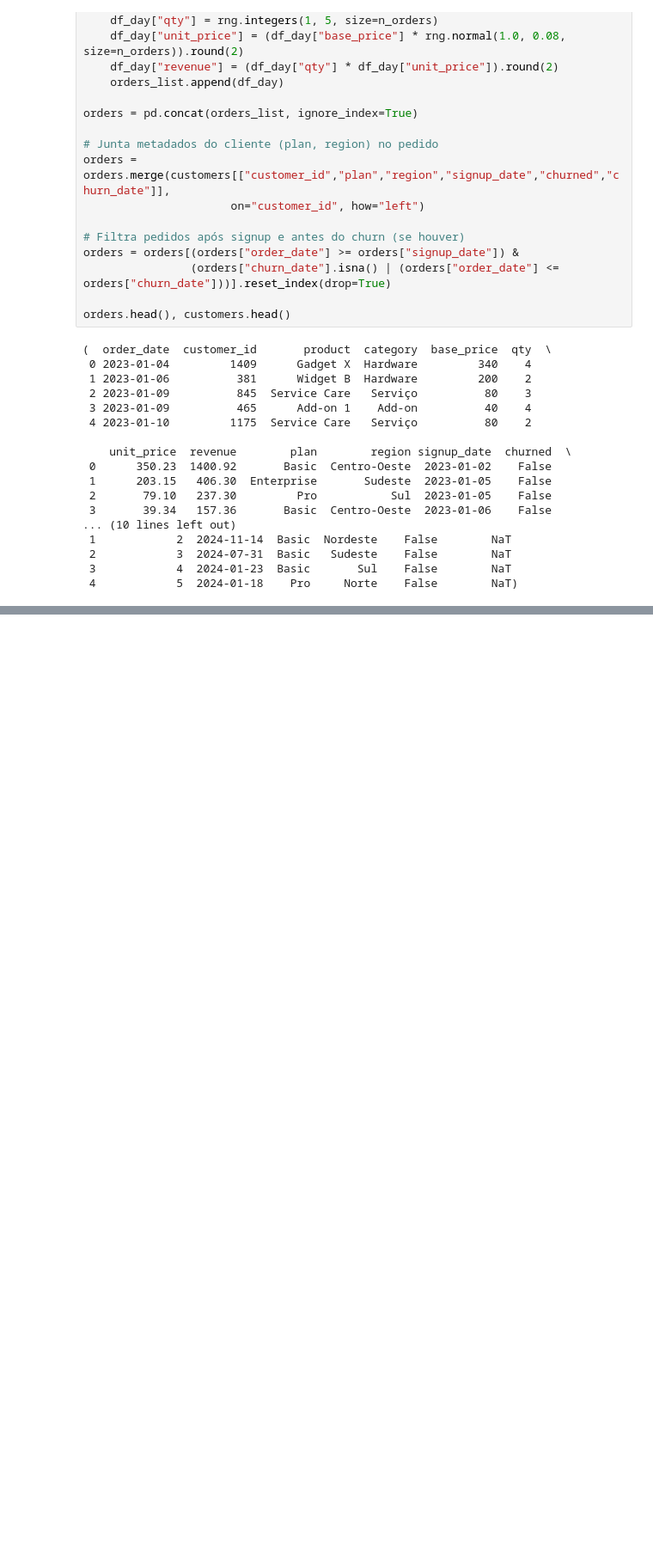
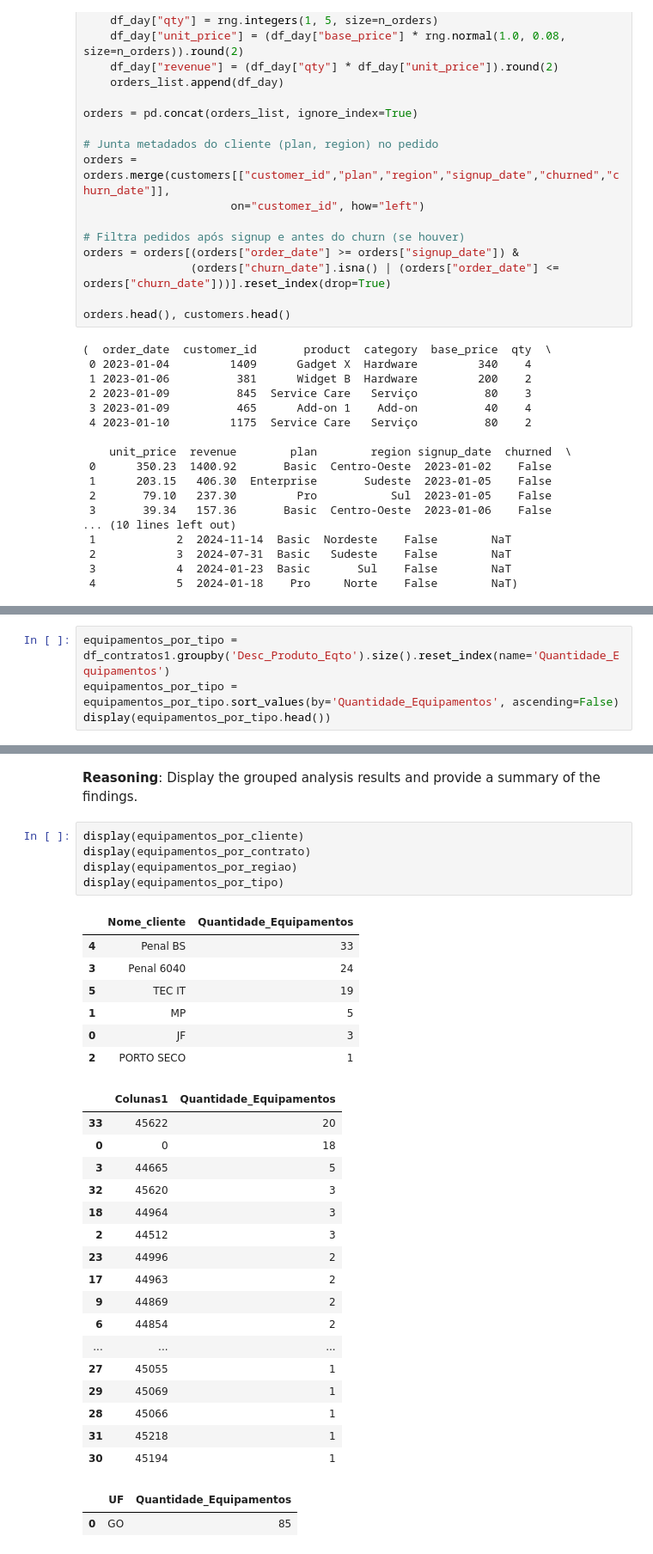
Before and after one commit to prospeccaoagenda08-hub/Projeto_Final_Analytics_abueno, a Jupyter notebook: Arquivo_Final_index.ipynb, the cells around one changed output, grey strips where cells are left out. Shown: that part at 86% size. Cells and saved outputs as stored; diff of their text form; blank space fills up the shorter version.

```diff
--- a/Arquivo_Final_index.ipynb
+++ b/Arquivo_Final_index.ipynb
@@ -871,0 +1156,4 @@ plt.legend(); plt.tight_layout(); plt.show()
+# %%
+equipamentos_por_tipo = df_contratos1.groupby('Desc_Produto_Eqto').size().reset_index(name='Quantidade_Equipamentos')
+equipamentos_por_tipo = equipamentos_por_tipo.sort_values(by='Quantidade_Equipamentos', ascending=False)
+display(equipamentos_por_tipo.head())
@@ -871,0 +1233,35 @@ plt.legend(); plt.tight_layout(); plt.show()
+# %% [markdown]
+**Reasoning**:
+Display the grouped analysis results and provide a summary of the findings.
+# %%
+display(equipamentos_por_cliente)
+display(equipamentos_por_contrato)
+display(equipamentos_por_regiao)
+display(equipamentos_por_tipo)
+# %% [output]
+|  | Nome_cliente | Quantidade_Equipamentos |
+| 4 | Penal BS | 33 |
+| 3 | Penal 6040 | 24 |
+| 5 | TEC IT | 19 |
+| 1 | MP | 5 |
+| 0 | JF | 3 |
+| 2 | PORTO SECO | 1 |
+|  | Colunas1 | Quantidade_Equipamentos |
+| 33 | 45622 | 20 |
+| 0 | 0 | 18 |
+| 3 | 44665 | 5 |
+| 32 | 45620 | 3 |
+| 18 | 44964 | 3 |
+| 2 | 44512 | 3 |
+| 23 | 44996 | 2 |
+| 17 | 44963 | 2 |
+| 9 | 44869 | 2 |
+| 6 | 44854 | 2 |
+| ... | ... | ... |
+| 27 | 45055 | 1 |
+| 29 | 45069 | 1 |
+| 28 | 45066 | 1 |
+| 31 | 45218 | 1 |
+| 30 | 45194 | 1 |
+|  | UF | Quantidade_Equipamentos |
+| 0 | GO | 85 |
```
Also changed, not shown: parts of 71 cells of this notebook.
